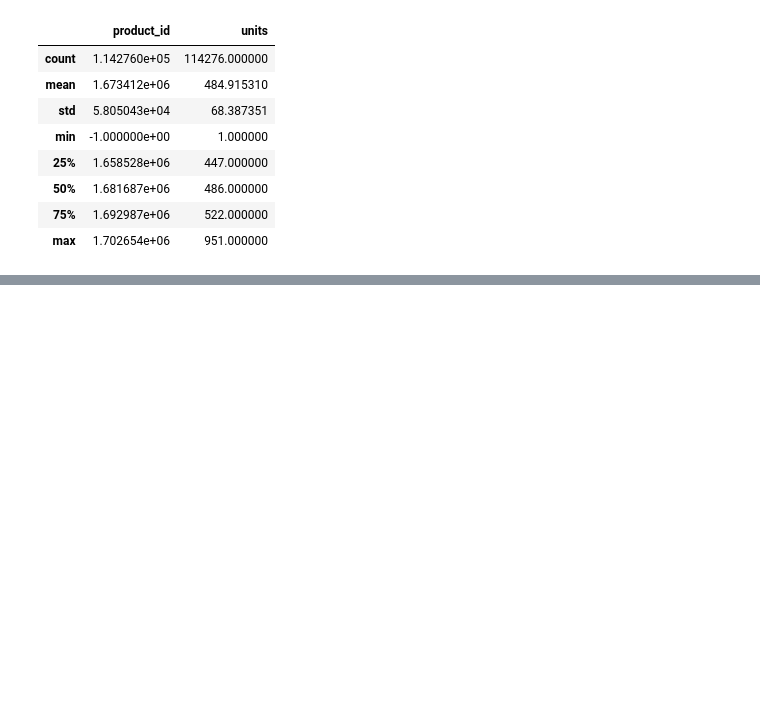
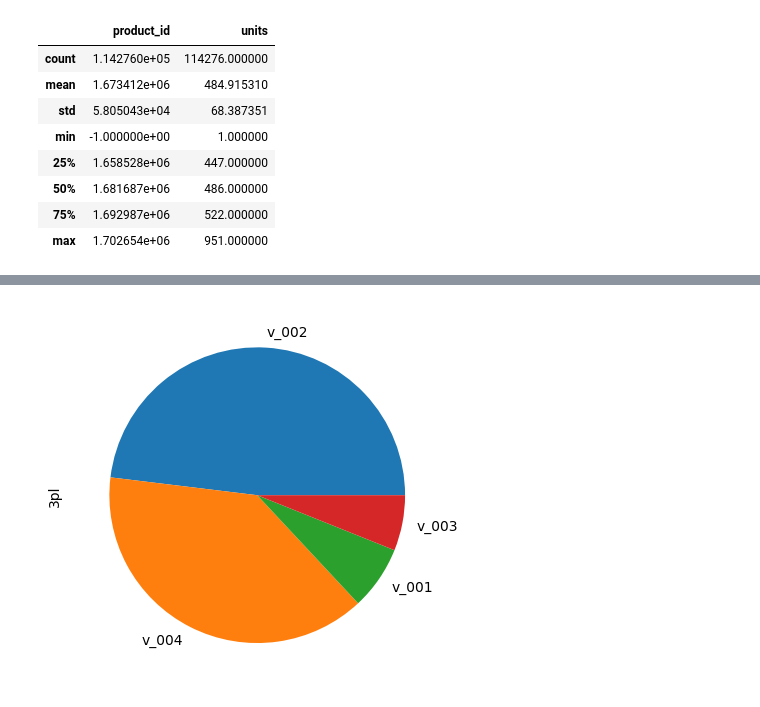
Before and after one commit to waze96/SupplyChainResilience-Datathon-2022-UPC, a Jupyter notebook: RAW_DATA/Pre_processing.ipynb, the cells around one changed output, grey strips where cells are left out. Saved outputs shown, nothing was run; the diff lists cells and outputs as text; code cells hidden in the pictures; blank space fills up the shorter version.

```diff
--- a/RAW_DATA/Pre_processing.ipynb
+++ b/RAW_DATA/Pre_processing.ipynb
@@ -67,0 +91,5 @@ df_orders.boxplot()
+# %%
+df_orders['3pl'].value_counts().plot(kind='pie')
+plt.show()
+# %% [output]
+[figure, added]
```
Also changed, not shown: parts of 12 cells of this notebook, 1 other file.
